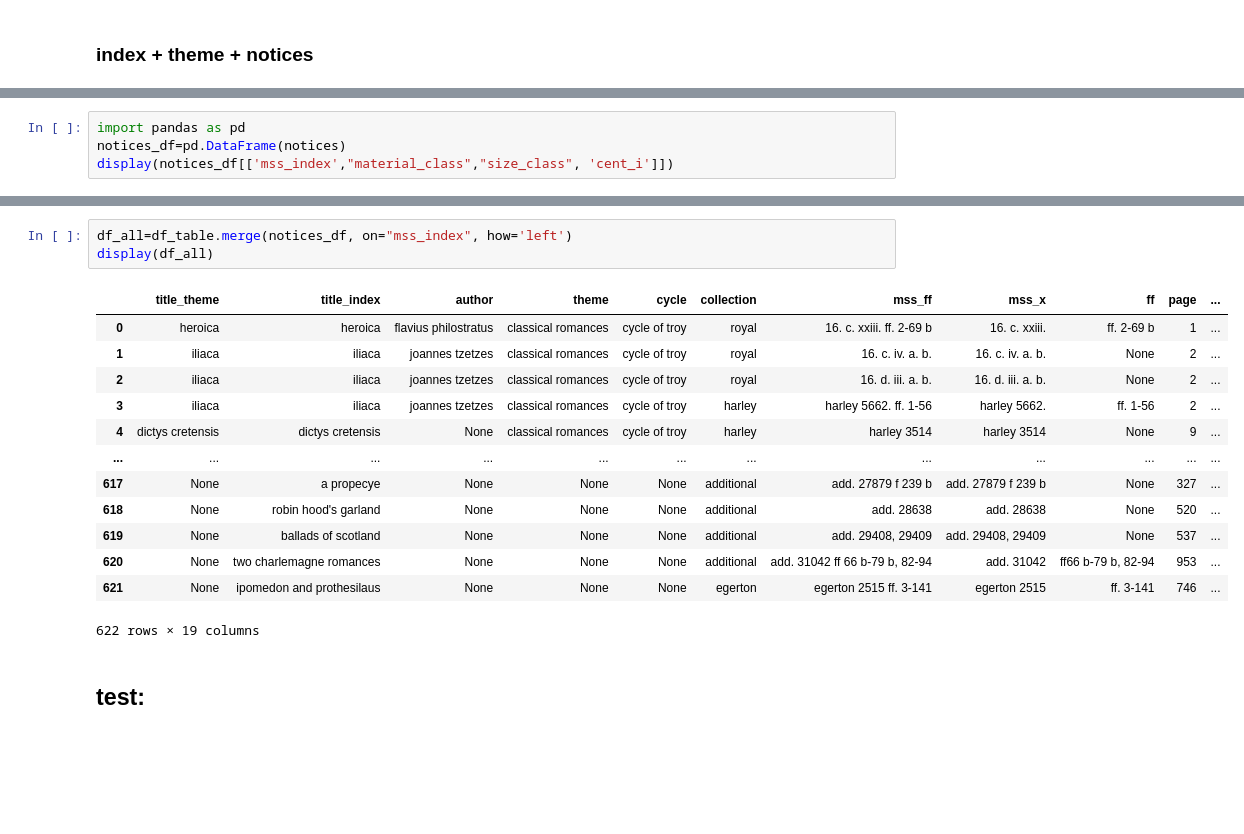
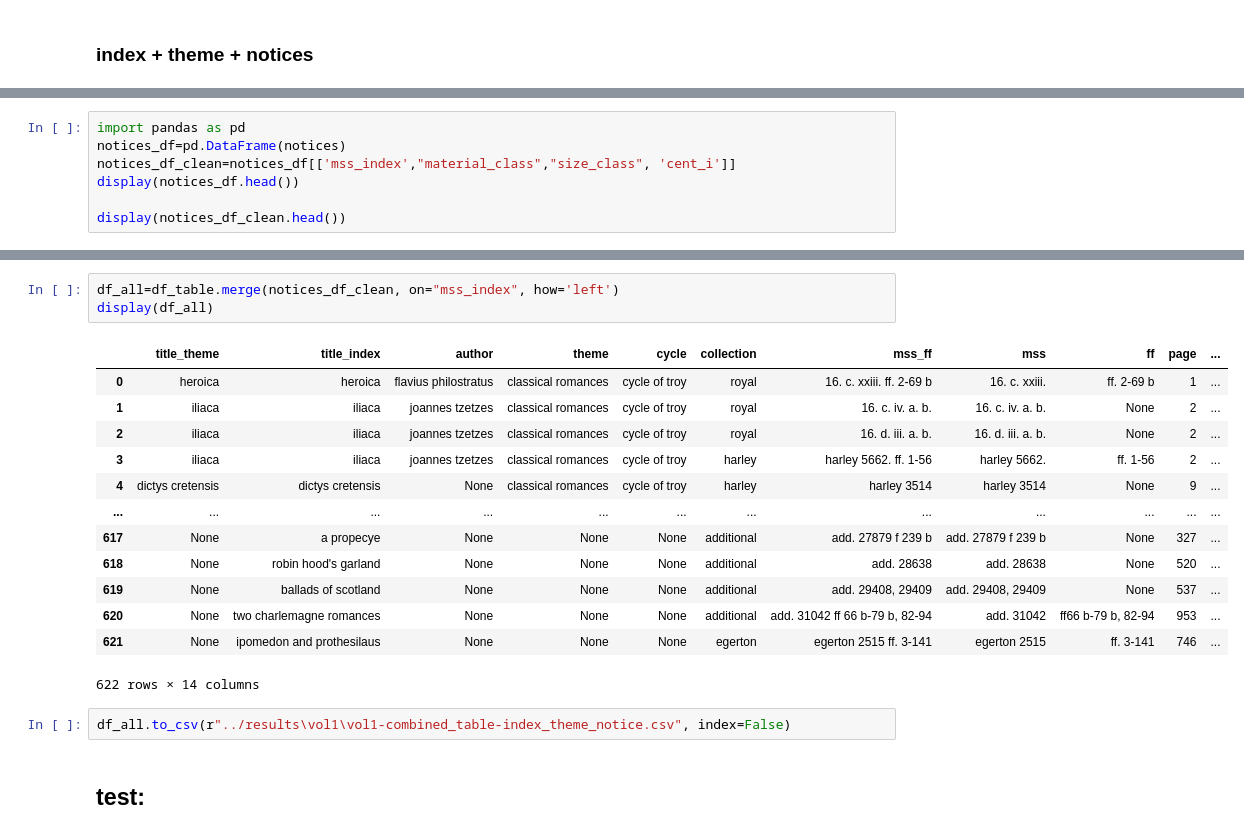
Before and after one commit to yeliu-dh/romance_catalogue_network, a Jupyter notebook: notebooks/test_combine.ipynb, the cells around one changed output, grey strips where cells are left out. Cells and saved outputs as stored; diff of their text form; blank space fills up the shorter version.

```diff
--- a/notebooks/test_combine.ipynb
+++ b/notebooks/test_combine.ipynb
@@ -138,5 +138,8 @@ notices
 # %%
 import pandas as pd
 notices_df=pd.DataFrame(notices)
-display(notices_df[['mss_index',"material_class","size_class", 'cent_i']])
+notices_df_clean=notices_df[['mss_index',"material_class","size_class", 'cent_i']]
+display(notices_df.head())
+
+display(notices_df_clean.head())
 # %% [output]
@@ -156,8 +158,8 @@ display(notices_df[['mss_index',"material_class","size_class", 'cent_i']])
 # %%
-df_all=df_table.merge(notices_df, on="mss_index", how='left')
+df_all=df_table.merge(notices_df_clean, on="mss_index", how='left')
 display(df_all)
 # %% [output]
-|  | title_theme | title_index | author | theme | cycle | collection | mss_ff | mss_x | ff | page | ... |
+|  | title_theme | title_index | author | theme | cycle | collection | mss_ff | mss | ff | page | ... |
 | 0 | heroica | heroica | flavius philostratus | classical romances | cycle of troy | royal | 16. c. xxiii. ff. 2-69 b | 16. c. xxiii. | ff. 2-69 b | 1 | ... |
 | 1 | iliaca | iliaca | joannes tzetzes | classical romances | cycle of troy | royal | 16. c. iv. a. b. | 16. c. iv. a. b. | None | 2 | ... |
 | 2 | iliaca | iliaca | joannes tzetzes | classical romances | cycle of troy | royal | 16. d. iii. a. b. | 16. d. iii. a. b. | None | 2 | ... |
@@ -169,7 +171,9 @@ display(df_all)
 | 619 | None | ballads of scotland | None | None | None | additional | add. 29408, 29409 | add. 29408, 29409 | None | 537 | ... |
 | 620 | None | two charlemagne romances | None | None | None | additional | add. 31042 ff 66 b-79 b, 82-94 | add. 31042 | ff66 b-79 b, 82-94 | 953 | ... |
 | 621 | None | ipomedon and prothesilaus | None | None | None | egerton | egerton 2515 ff. 3-141 | egerton 2515 | ff. 3-141 | 746 | ... |
-622 rows × 19 columns
+622 rows × 14 columns
+# %%
+df_all.to_csv(r"../results\vol1\vol1-combined_table-index_theme_notice.csv", index=False)
 # %% [markdown]
 ## test:
 # %%
```
Also changed, not shown: parts of 2 cells of this notebook, 4 other files.
